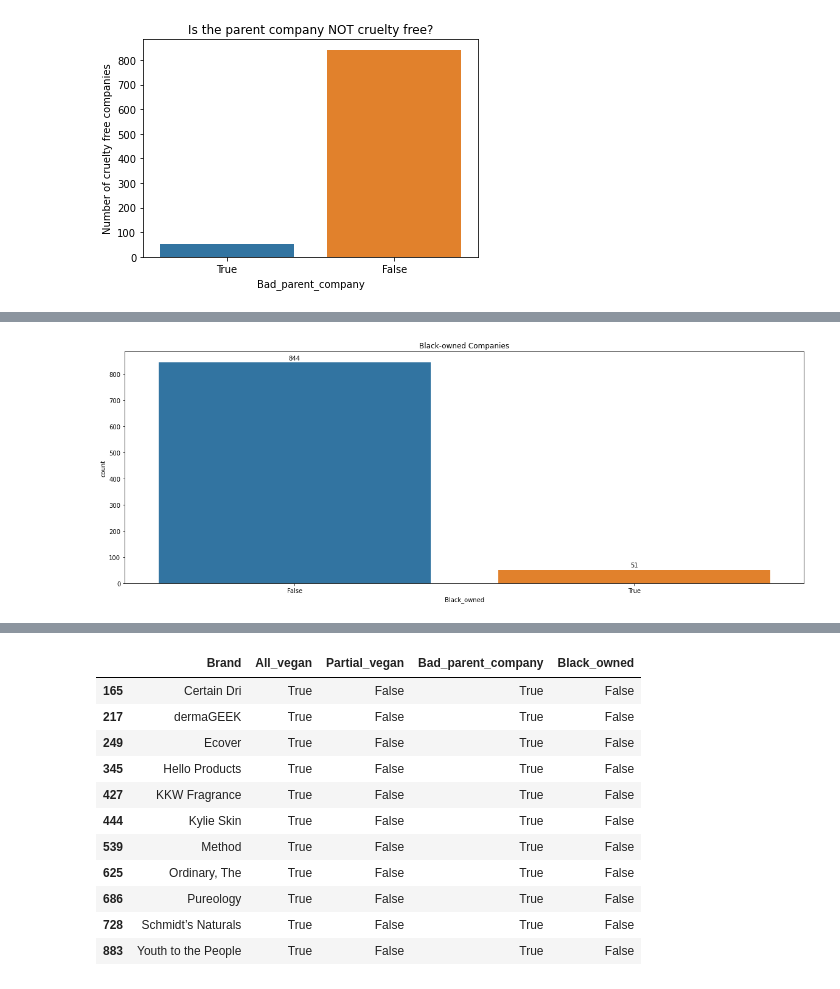
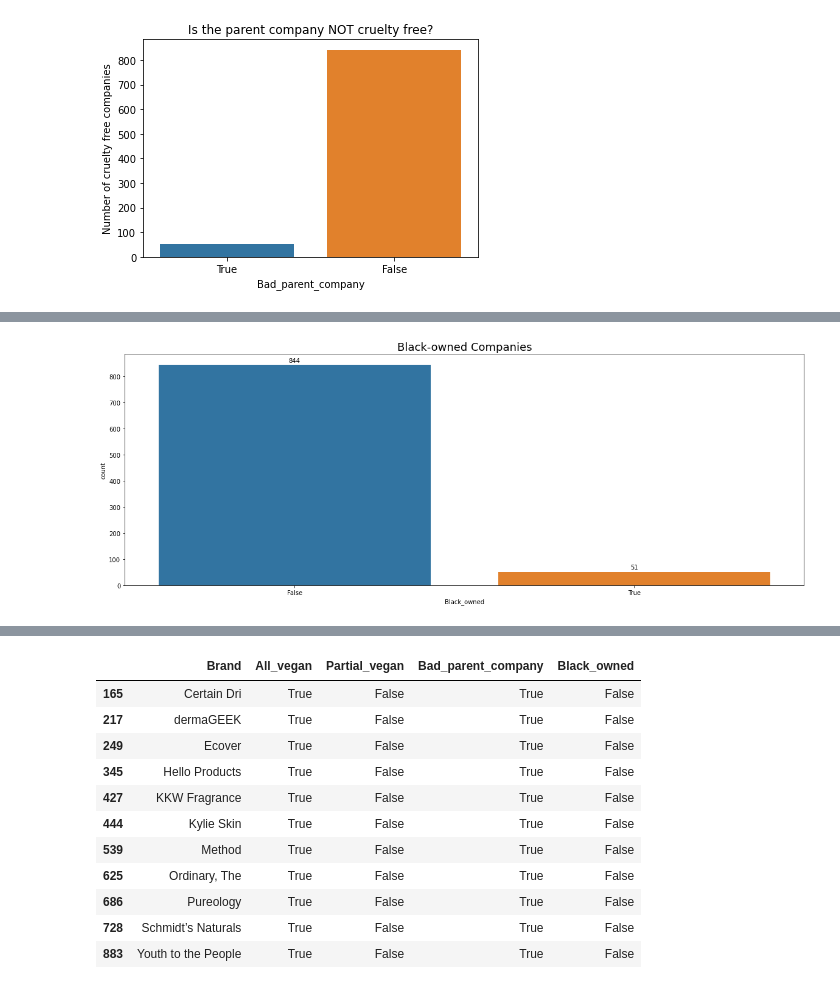
Before and after one commit to mhapich/cruelty_free_products, a Jupyter notebook: Cruelty_free.ipynb, the cells around one changed output, grey strips where cells are left out. Cells and saved outputs as stored; diff of their text form; code cells hidden in the pictures.

```diff
--- a/Cruelty_free.ipynb
+++ b/Cruelty_free.ipynb
@@ -271,19 +254,19 @@ fig = px.histogram(brand_df, x='Bad_parent_company', color="Black_owned", title=
 fig.show();
 # %% [output]
 [interactive output not drawn]
-# %%
-fig, ax1 = plt.subplots(figsize=(20,7))
-graph = sns.countplot(ax=ax1,x='Black_owned', data=brand_df)
-graph.set_title("Black-owned Companies")
-# graph.set_xticklabels(graph.get_xticklabels(),rotation=90)
-i=0
-for p in graph.patches:
-    height = p.get_height()
-    graph.text(p.get_x()+p.get_width()/2., height + 10,
-        df['Black_owned'].value_counts()[i],ha="center")
-    i += 1
-# %% [output]
-[figure, removed]
+# %%
+fig, ax1 = plt.subplots(figsize=(20,7))
+graph = sns.countplot(ax=ax1,x='Black_owned', data=brand_df)
+graph.set_title("Black-owned Companies", fontdict={'fontsize': 18})
+# graph.set_xticklabels(graph.get_xticklabels(),rotation=90)
+i=0
+for p in graph.patches:
+    height = p.get_height()
+    graph.text(p.get_x()+p.get_width()/2., height + 10,
+        df['Black_owned'].value_counts()[i],ha="center")
+    i += 1
+# %% [output]
+[figure, added]
 # %%
 #fig = sns.countplot(data=brand_df, x='Black_owned', order=[True, False])
 #fig.set_title('Is the company black-owned?')
```
Also changed, not shown: parts of 216 cells of this notebook, 1 other file.
